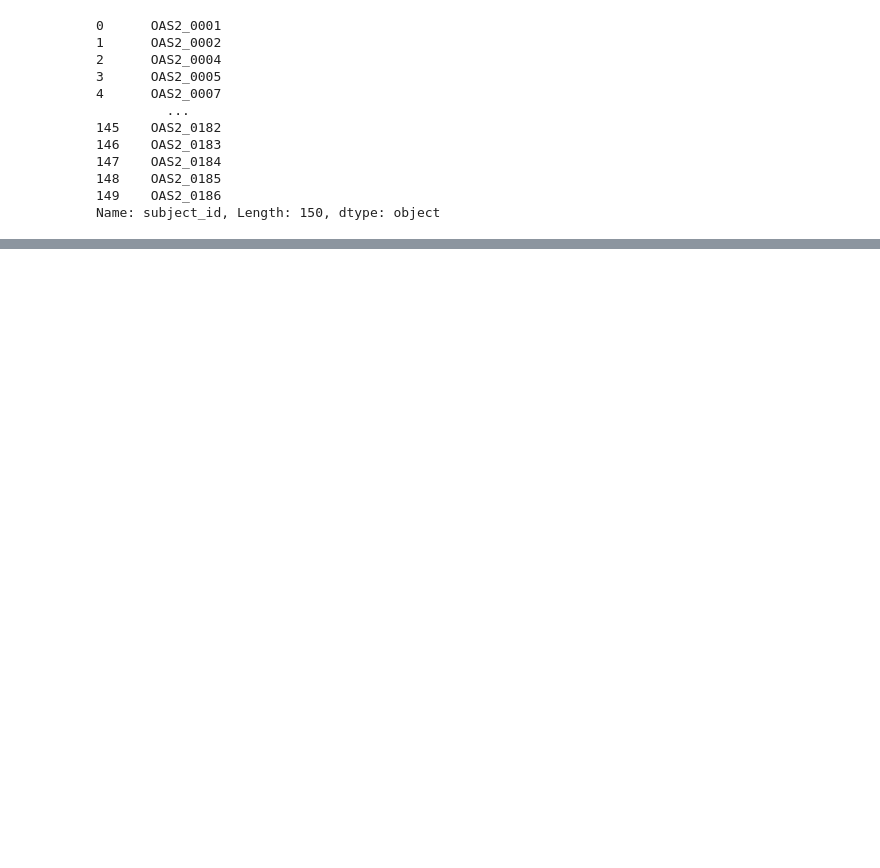
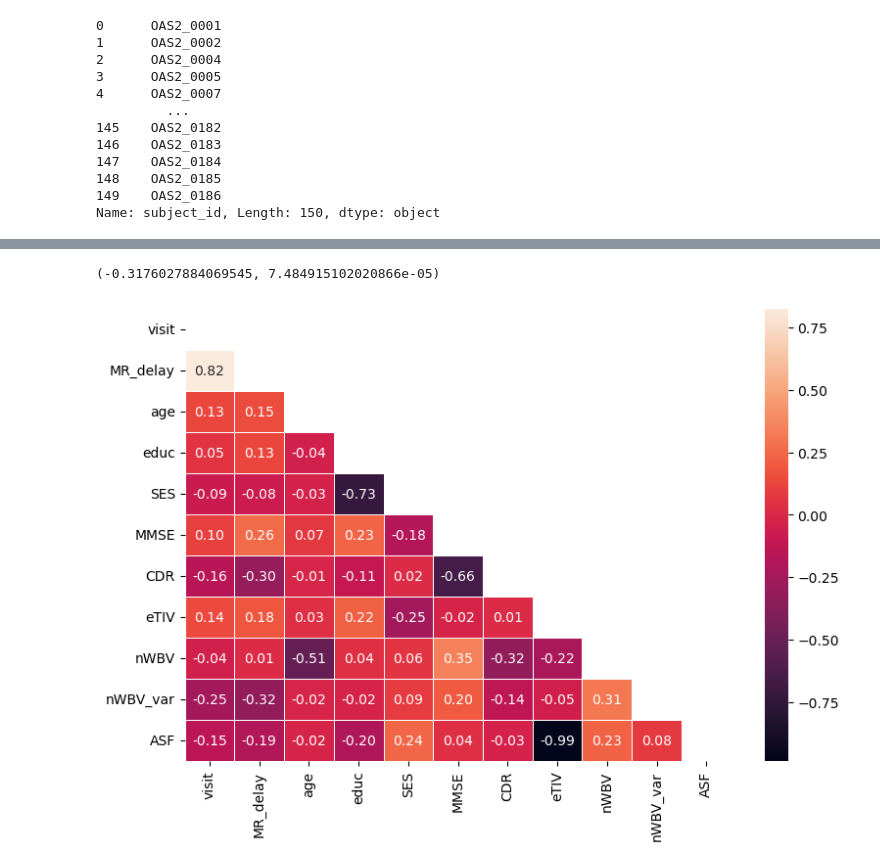
Before and after one commit to Kartmaan/alzheimer, a Jupyter notebook: alz_long.ipynb, the cells around one changed output, grey strips where cells are left out. Saved outputs shown, nothing was run; the diff lists cells and outputs as text; code cells hidden in the pictures; blank space fills up the shorter version.

```diff
--- a/alz_long.ipynb
+++ b/alz_long.ipynb
@@ -603,0 +612,12 @@ data_u.insert(nwbv_index+1, 'nWBV_sum', nwbv_diff_sum)
+# %%
+corr, p_value = pearsonr(data_u['MR_delay'], data_u['nWBV_var'])
+corr, p_value
+# %% [output]
+(-0.3176027884069545, 7.484915102020866e-05)
+# %%
+df_num = data_u.select_dtypes(include=['int', 'float']).corr()
+plt.figure(figsize=(9, 6))
+sns.heatmap(df_num, annot=True, fmt='.2f', linewidths=0.5, cmap='rocket', mask=np.triu(df_num))
+plt.show()
+# %% [output]
+[figure, added]
```
Also changed, not shown: parts of 15 cells of this notebook.
